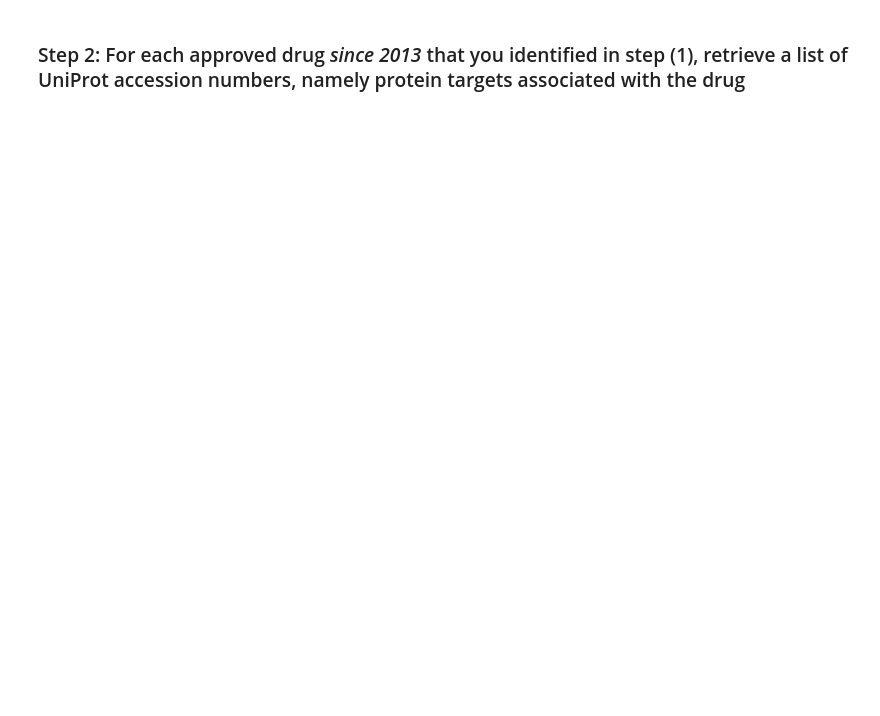
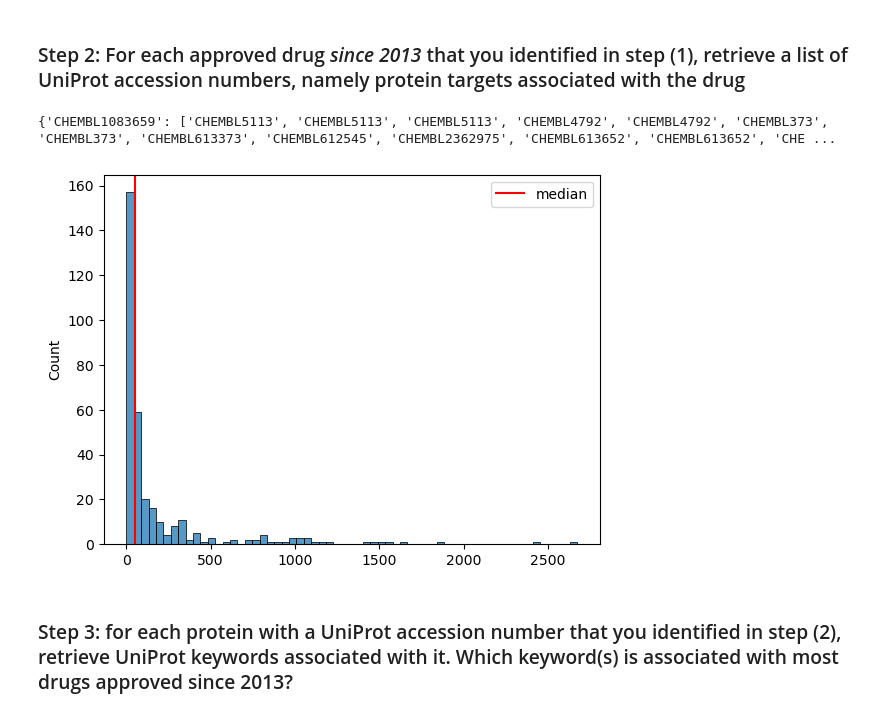
Before and after one commit to aplumin/mcbdd, a Jupyter notebook: module2.ipynb, the cells around one changed output. Cells and saved outputs as stored; diff of their text form; code cells hidden in the pictures; blank space fills up the shorter version.

```diff
--- a/module2.ipynb
+++ b/module2.ipynb
@@ -24,14 +27,25 @@ print(len(approved))
 # %%
 approved_since_2013 = approved.filter(first_approval__gte=2013)
 molecule_chembl_ids = [drug['molecule_chembl_id'] for drug in approved_since_2013]
-activities = new_client.activity.filter(molecule_chembl_ids__in=molecule_chembl_ids)
+activities = new_client.activity.filter(molecule_chembl_id__in=molecule_chembl_ids).only('molecule_chembl_id','target_chembl_id')
+activities_grouped = pd.DataFrame.from_dict(activities).groupby('molecule_chembl_id')
 
-protein_targets = {}
+target_ids = {}
 number_of_targets = []
-for id in molecule_chembl_ids:
-    targets = activities.filter(molecule_chembl_id=id)
-    protein_targets[id] = [t['target_chembl_id'] for t in targets]
-    number_of_targets.append(len(targets))
+for name, group in activities_grouped:
+    target_ids[name] = group['target_chembl_id'].to_list()
+    number_of_targets.append(len(group['target_chembl_id']))
 
-print(number_of_targets)
+print(target_ids)
 print(np.median(number_of_targets))
+# %% [output]
+{'CHEMBL1083659': ['CHEMBL5113', 'CHEMBL5113', 'CHEMBL5113', 'CHEMBL4792', 'CHEMBL4792', 'CHEMBL373', 'CHEMBL373', 'CHEMBL613373', 'CHEMBL612545', 'CHEMBL2362975', 'CHEMBL613652', 'CHEMBL613652', 'CHE ...
+# %%
+sns.histplot(number_of_targets)
+plt.axvline(np.median(number_of_targets),c='r',label='median')
+plt.legend()
+plt.show()
+# %% [output]
+[figure, added]
+# %% [markdown]
+### Step 3: for each protein with a UniProt accession number that you identified in step (2), retrieve UniProt keywords associated with it. Which keyword(s) is associated with most drugs approved since 2013?
```
Also changed, not shown: parts of 10 cells of this notebook.
